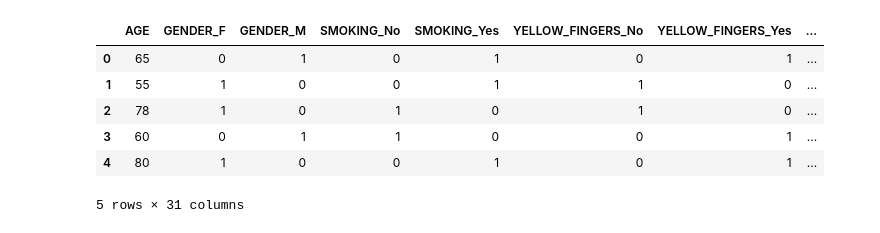
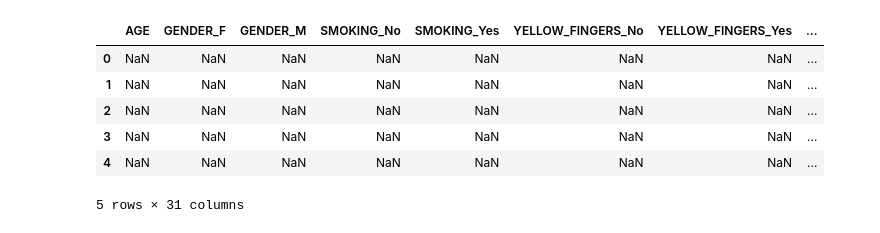
Before and after one commit to hrbjoern/abj_LungCancer, a Jupyter notebook: notebooks/Bjoerns_notebook.ipynb, the cells around one changed output. Cells and saved outputs as stored; diff of their text form; code cells hidden in the pictures.

```diff
--- a/notebooks/Bjoerns_notebook.ipynb
+++ b/notebooks/Bjoerns_notebook.ipynb
@@ -15,16 +15,19 @@ data.head()
 | 3 | M | 60 | No | Yes | Yes | Yes | No | Yes | No | ... |
 | 4 | F | 80 | Yes | Yes | No | Yes | Yes | No | Yes | ... |
 # %%
-databin = pd.get_dummies(data, dtype=int)
+#databin = pd.get_dummies(data, dtype=int)
+
+for c in databin.columns:
+    databin[c] = databin[c].map({'Yes': 1, 'No': 0})
 
 databin.head()
 # %% [output]
 |  | AGE | GENDER_F | GENDER_M | SMOKING_No | SMOKING_Yes | YELLOW_FINGERS_No | YELLOW_FINGERS_Yes | ... |
-| 0 | 65 | 0 | 1 | 0 | 1 | 0 | 1 | ... |
-| 1 | 55 | 1 | 0 | 0 | 1 | 1 | 0 | ... |
-| 2 | 78 | 1 | 0 | 1 | 0 | 1 | 0 | ... |
-| 3 | 60 | 0 | 1 | 1 | 0 | 0 | 1 | ... |
-| 4 | 80 | 1 | 0 | 0 | 1 | 0 | 1 | ... |
+| 0 | NaN | NaN | NaN | NaN | NaN | NaN | NaN | ... |
+| 1 | NaN | NaN | NaN | NaN | NaN | NaN | NaN | ... |
+| 2 | NaN | NaN | NaN | NaN | NaN | NaN | NaN | ... |
+| 3 | NaN | NaN | NaN | NaN | NaN | NaN | NaN | ... |
+| 4 | NaN | NaN | NaN | NaN | NaN | NaN | NaN | ... |
 5 rows × 31 columns
 # %%
 databin.describe()
```
Also changed, not shown: parts of 1 cell of this notebook.
